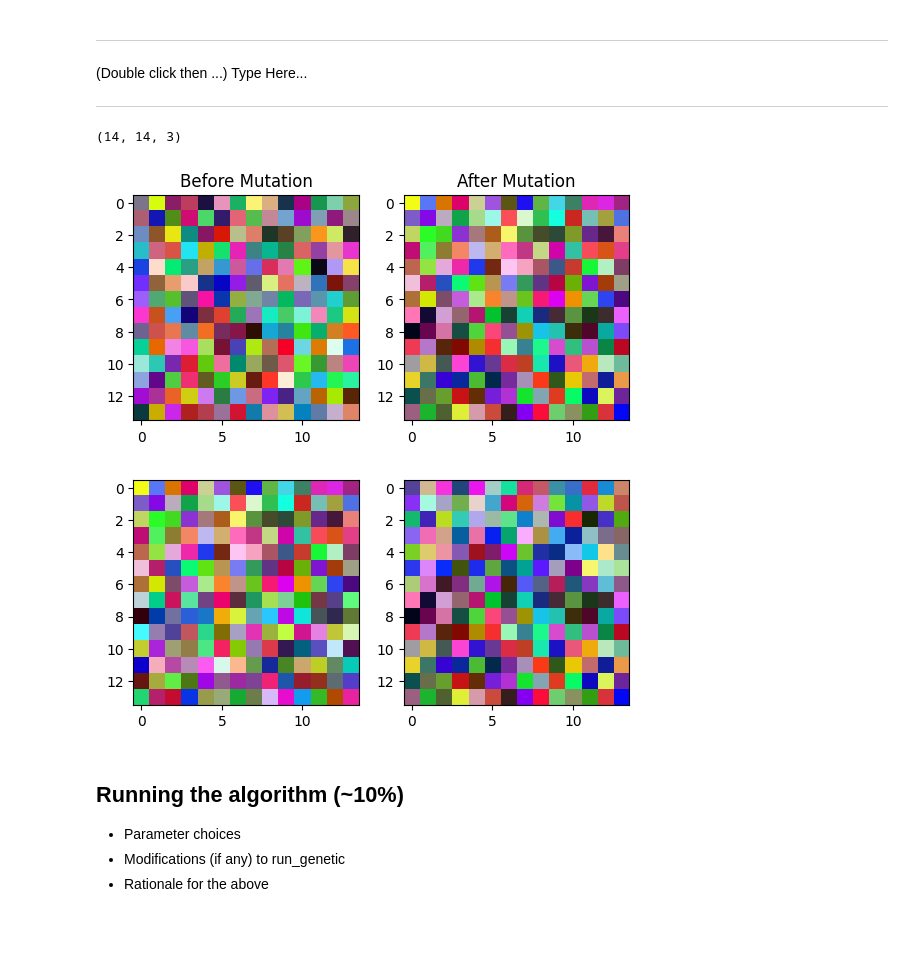
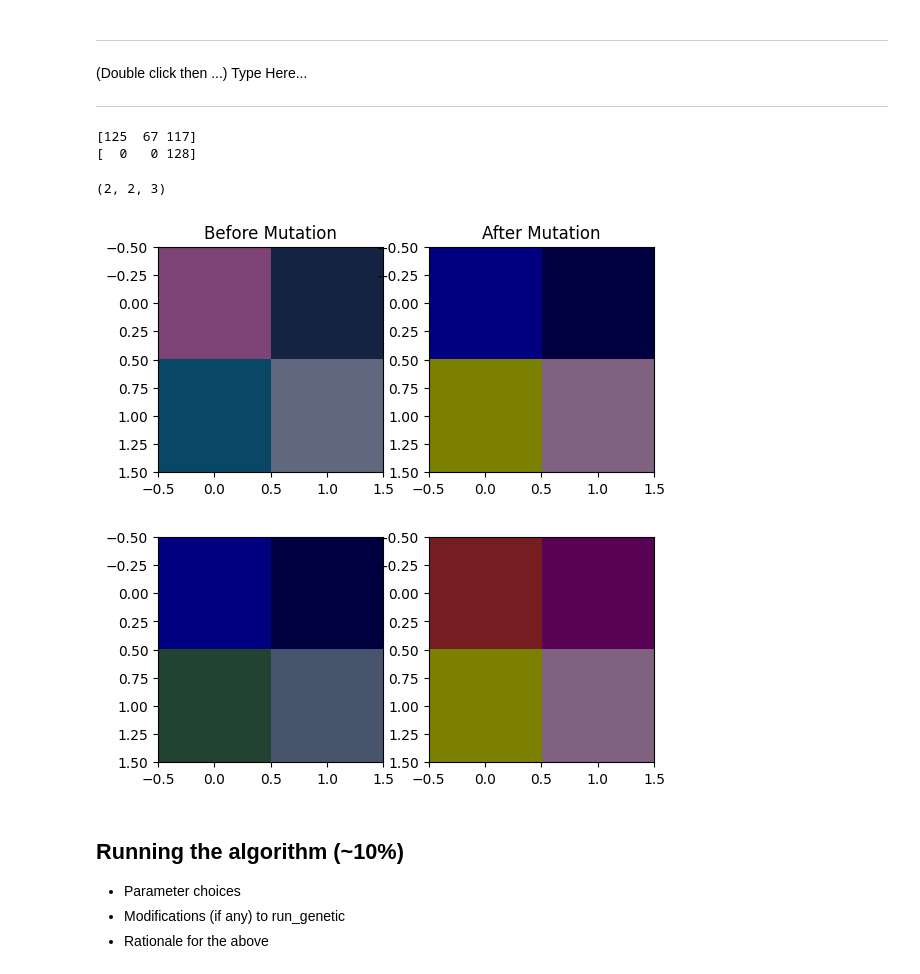
Before and after one commit to D-Elbel/AI_Genetic_Algorithm_CA, a Jupyter notebook: DarraghElbel_AI_CA_1.ipynb, the cells around one changed output. Drawn from its saved outputs; the diff is of its cells as text; code cells hidden in the pictures; blank space fills up the shorter version.

```diff
--- a/DarraghElbel_AI_CA_1.ipynb
+++ b/DarraghElbel_AI_CA_1.ipynb
@@ -64,15 +65,19 @@ test_image.show()
 target_image = test_image
 # %%
 def cost_function(individual, target_image):
-    return np.mean((individual - target_image) ** 2)
+    #print the target_image as a numpy array
+    #print(np.array(target_image))
+
+    #print(individual)
+    return np.mean((individual - np.array(target_image)) ** 2)
 
 def create_random_image(width, height):
-    return np.random.randint(0, 255, (width, height, 3), dtype=np.uint8)
+    return np.random.randint(0, 128, (width, height, 3), dtype=np.uint8)
 
 class problem:
     def __init__(self):
-        self.width = 14
-        self.height = 14
+        self.width = 2
+        self.height = 2
         self.number_of_genes = self.width * self.height
         self.cost_function = cost_function
 # %%
@@ -98,7 +103,9 @@ ptest.width
 # %%
 # Code for individual class in here
 
-
+def clamp(value, min_value, max_value):
+    """Ensure 'value' falls within the range [min_value, max_value]."""
+    return max(min_value, min(value, max_value))
 class individual:
     chromosome = None
     cost = 9999999
@@ -110,20 +117,18 @@ class individual:
         self.cost = prob.cost_function(self.chromosome, target_image)
 
     def mutate(self, mutation_rate, mutation_range):
-        for i in range (0, self.number_of_genes):
-            random = np.random.uniform()
-
-            if random < mutation_rate:
+        for i in range(self.number_of_genes):
+            if np.random.uniform() < mutation_rate:
                 row_to_mutate = np.random.randint(0, len(self.chromosome))
                 pixel_to_mutate = np.random.randint(0, len(self.chromosome[row_to_mutate]))
+                pixel = self.chromosome[row_to_mutate][pixel_to_mutate]
 
+                # Generate mutation for each color channel and clamp the values
+                r_mutation = clamp(np.random.uniform(pixel[0] - mutation_range, pixel[0] + mutation_range), 0, 128)
+                g_mutation = clamp(np.random.uniform(pixel[1] - mutation_range, pixel[1] + mutation_range), 0, 128)
+                b_mutation = clamp(np.random.uniform(pixel[2] - mutation_range, pixel[2] + mutation_range), 0, 128)
 
-                r_mutation = np.random.uniform(self.chromosome[row_to_mutate][pixel_to_mutate][0] - mutation_range, self.chromosome[row_to_mutate][pixel_to_mutate][0] + mutation_range)
-
-                g_mutation = np.random.uniform(self.chromosome[row_to_mutate][pixel_to_mutate][1] - mutation_range, self.chromosome[row_to_mutate][pixel_to_mutate][1] + mutation_range)
-
-                b_mutation = np.random.uniform(self.chromosome[row_to_mutate][pixel_to_mutate][2] - mutation_range, self.chromosome[row_to_mutate][pixel_to_mutate][2] + mutation_range)
-
+                # Update the pixel values
                 self.chromosome[row_to_mutate][pixel_to_mutate] = [r_mutation, g_mutation, b_mutation]
 
 
@@ -141,27 +146,33 @@ class individual:
 # %%
 import matplotlib.pyplot as plt
 p1 = problem()
 ind1 = individual(p1)
 img = Image.fromarray(ind1.chromosome, 'RGB')
 #show two image plots side by side
 fig = plt.figure()
 a = fig.add_subplot(1, 2, 1)
 imgplot = plt.imshow(img)
 a.set_title('Before Mutation')
 
+print(ind1.chromosome[0][0])
+
 for i in range(0, 100):
-    ind1.mutate(1, 25)
+    ind1.mutate(1, 255)
+
+print(ind1.chromosome[0][0])
 
 img1 = Image.fromarray(ind1.chromosome, 'RGB')
 
 b = fig.add_subplot(1, 2, 2)
 imgplot = plt.imshow(img1)
 b.set_title('After Mutation')
 
 ind1.chromosome.shape
 # %% [output]
-(14, 14, 3)
+[125  67 117]
+[  0   0 128]
+(2, 2, 3)
-[figure, old version]
+[figure, new version]
 # %%
 ind2 = individual(p1)
 ind3, ind4 = ind1.crossover(ind2)
@@ -177,7 +188,7 @@ img1 = Image.fromarray(ind4.chromosome, 'RGB')
 b = fig.add_subplot(1, 2, 2)
 imgplot = plt.imshow(img1)
 # %% [output]
-[figure, old version]
+[figure, new version]
 # %% [markdown]
 ## Running the algorithm  **(~10%)**
 
```
Also changed, not shown: parts of 7 cells of this notebook.
